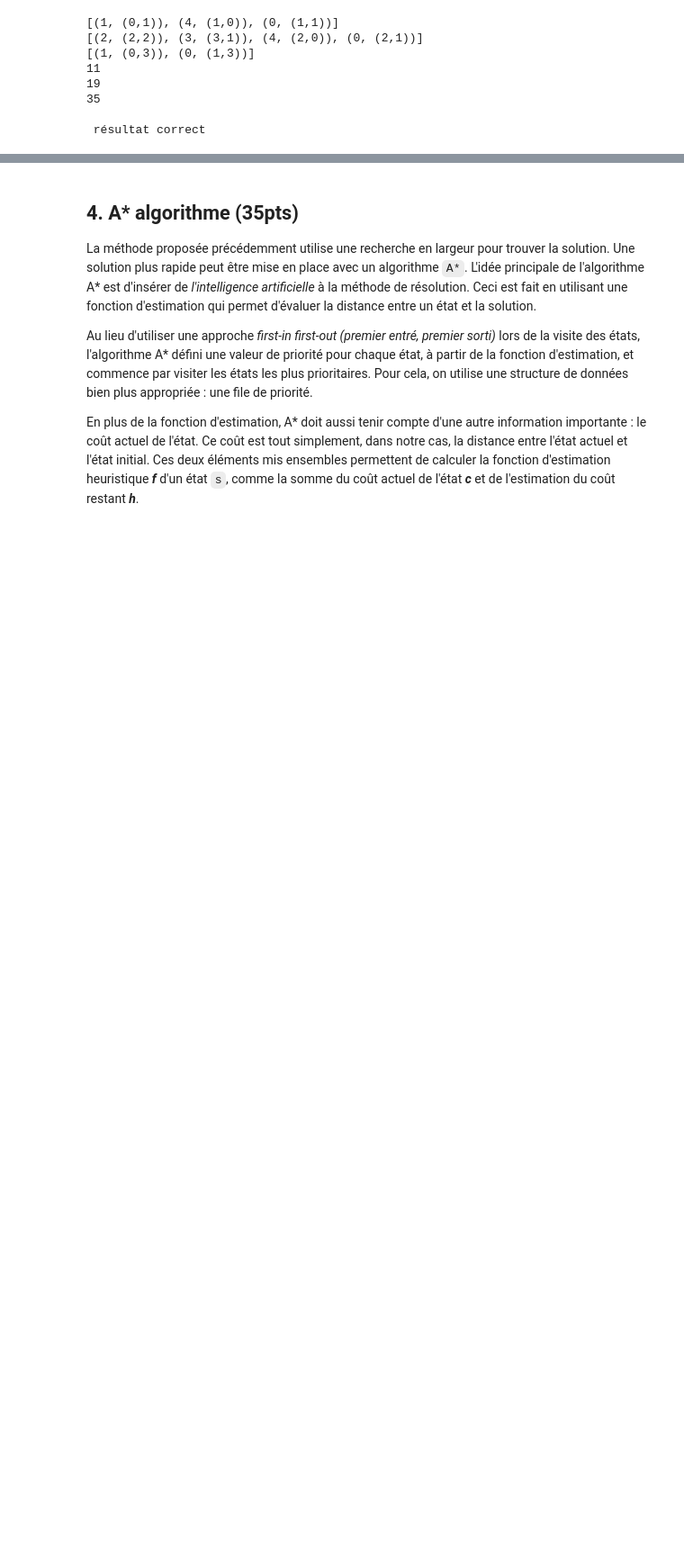
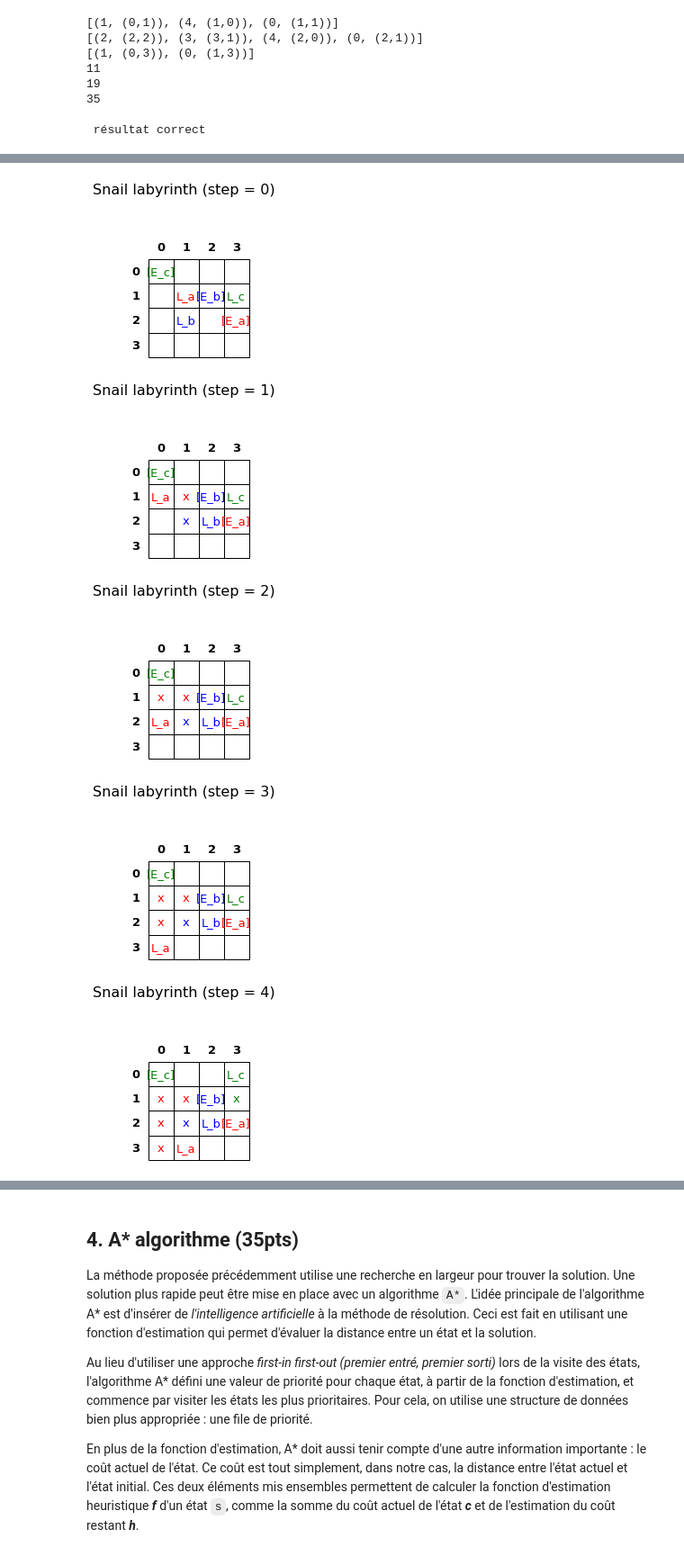
Before and after one commit to luukim/INF8215, a Jupyter notebook: TP1/TP1_Luu_Mellouk_Younes.ipynb, the cells around one changed output, grey strips where cells are left out. Shown at 90% size. Drawn from its saved outputs; the diff is of its cells as text; code cells hidden in the pictures; blank space fills up the shorter version.

```diff
--- a/TP1/TP1_Luu_Mellouk_Younes.ipynb
+++ b/TP1/TP1_Luu_Mellouk_Younes.ipynb
@@ -311,9 +311,9 @@ class Labyrinth:
         # TODO
         while len(fifo) > 0:
             node = fifo.popleft()
-            if self.success(node):#manque de voir if etat mnt  = etat de fin, ne marche pas avec success
+            if self.success(node):
                 to_visit.add(node)
-#                 print('SUUUUUUUUCCCCCCEEEEEESSSSSSSSS')
+                print("Nombre d'etats visites: " + str(len(to_visit)))
                 return node
             if node not in to_visit or not node.prev:
                 for move in  self.possible_moves(node):
@@ -355,7 +355,7 @@ class Labyrinth:
             moves = self.possible_moves(current_state)
 
             if self.success(current_state):
-#                 print("Nombre d'etats visites: " + str(len(to_visit)))
+                print("Nombre d'etats visites: " + str(len(to_visit)))
                 return current_state
 
             for child in moves:
@@ -375,14 +375,8 @@ class Labyrinth:
         numberOfSnail = len(state.pos)
         toPrint = []
         i = 1
-        steps = []
-        steps.append(state)
-        #print("venoms", state.venoms)
 
         while state.prev :
-            #print("venoms", state.prev.venoms)
-
-            steps.append(state.prev)
             step = ". "
             for j in range(len(state.pos)) :
                 step += "Escargot " + snail[j+1]
@@ -409,11 +403,6 @@ class Labyrinth:
         for step in toPrint :
             print(str(i) + step)
             i += 1
-
-#         steps.reverse()
-#         for step in steps :
-#             print(step)
-
         return 0
 
     def print_labyrinth(self, state, show_all=True):
@@ -718,7 +696,7 @@ def solve7():
     s = %time lb.solve_Astar(s0)
     lb.print_solution(s)
 #     Si vous voulez visualiser les résultats, décommenter la ligne ci-dessous.
-#     lb.print_labyrinth(s, show_all=True)
+    lb.print_labyrinth(s, show_all=True)
 
 solve7()
 # %% [output]
@@ -727,7 +706,12 @@ Wall time: 1.33 s
 1. Escargot A vers la gauche, Escargot B vers la droite, Escargot C vers le centre.
 2. Escargot A vers le bas, Escargot B vers le centre, Escargot C vers le centre.
 3. Escargot A vers le bas, Escargot B vers le centre, Escargot C vers le centre.
 4. Escargot A vers la droite, Escargot B vers le centre, Escargot C vers le haut.
 5. Escargot A vers la droite, Escargot B vers le haut, Escargot C vers la gauche.
 6. Escargot A vers la droite, Escargot B vers le centre, Escargot C vers la gauche.
 7. Escargot A vers le haut, Escargot B vers le centre, Escargot C vers la gauche.
+[figure, added]
+[figure, added]
+[figure, added]
+[figure, added]
+[figure, added]
```
Also changed, not shown: parts of 3 cells of this notebook.
